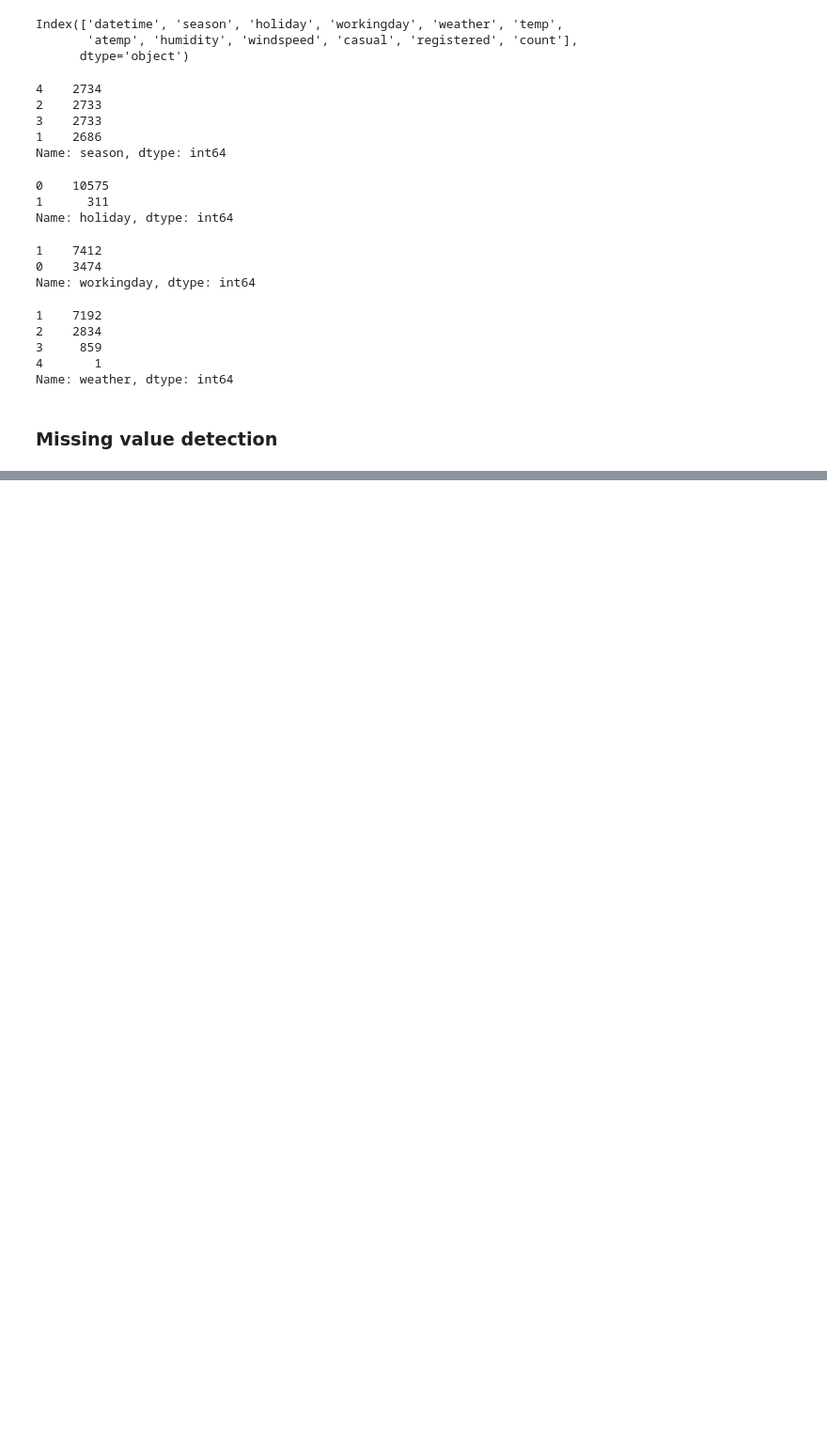
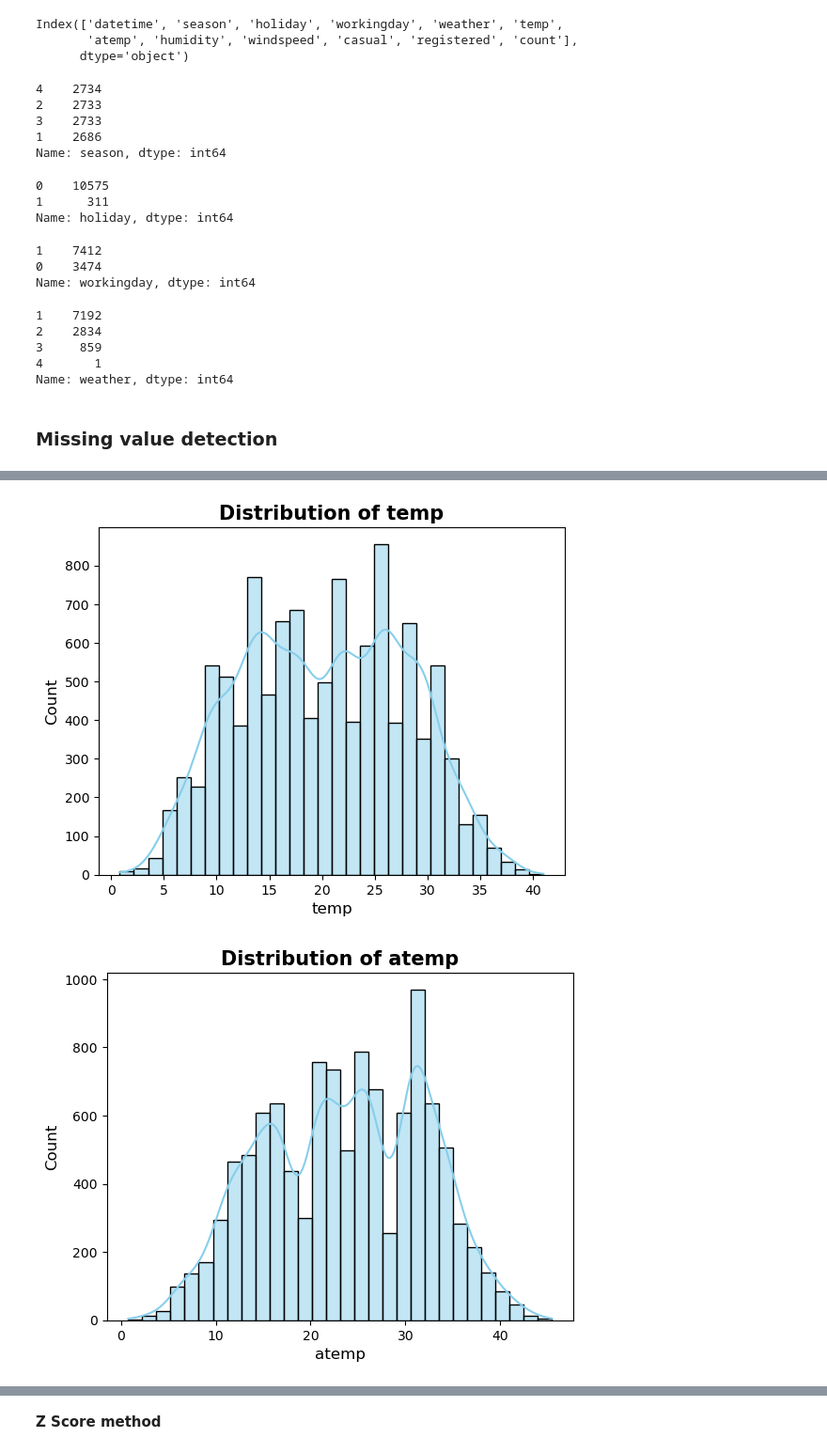
Before and after one commit to hemalatham236/Yulu-Data-set--Hypothesis-Testing, a Jupyter notebook: Yulu_Bike_sharing_Hypothesis_Testing.ipynb, the cells around one changed output, grey strips where cells are left out. Shown at 94% size. Drawn from its saved outputs; the diff is of its cells as text; code cells hidden in the pictures; blank space fills up the shorter version.

```diff
--- a/Yulu_Bike_sharing_Hypothesis_Testing.ipynb
+++ b/Yulu_Bike_sharing_Hypothesis_Testing.ipynb
@@ -177,0 +233,10 @@ Name: weather, dtype: int64
+# %%
+for col in df_num.columns:
+    sns.histplot(df[col],  kde=True, bins=30, color='skyblue', edgecolor='black')
+    plt.title(f'Distribution of {col}', fontsize=15, weight='bold')
+    plt.xlabel(col, fontsize=12)
+    plt.ylabel('Count', fontsize=12)
+    plt.show()
+# %% [output]
+[figure, added]
+[figure, added]
@@ -177,0 +248,2 @@ Name: weather, dtype: int64
+# %% [markdown]
+**Z Score method**
```
Also changed, not shown: parts of 104 cells of this notebook.
